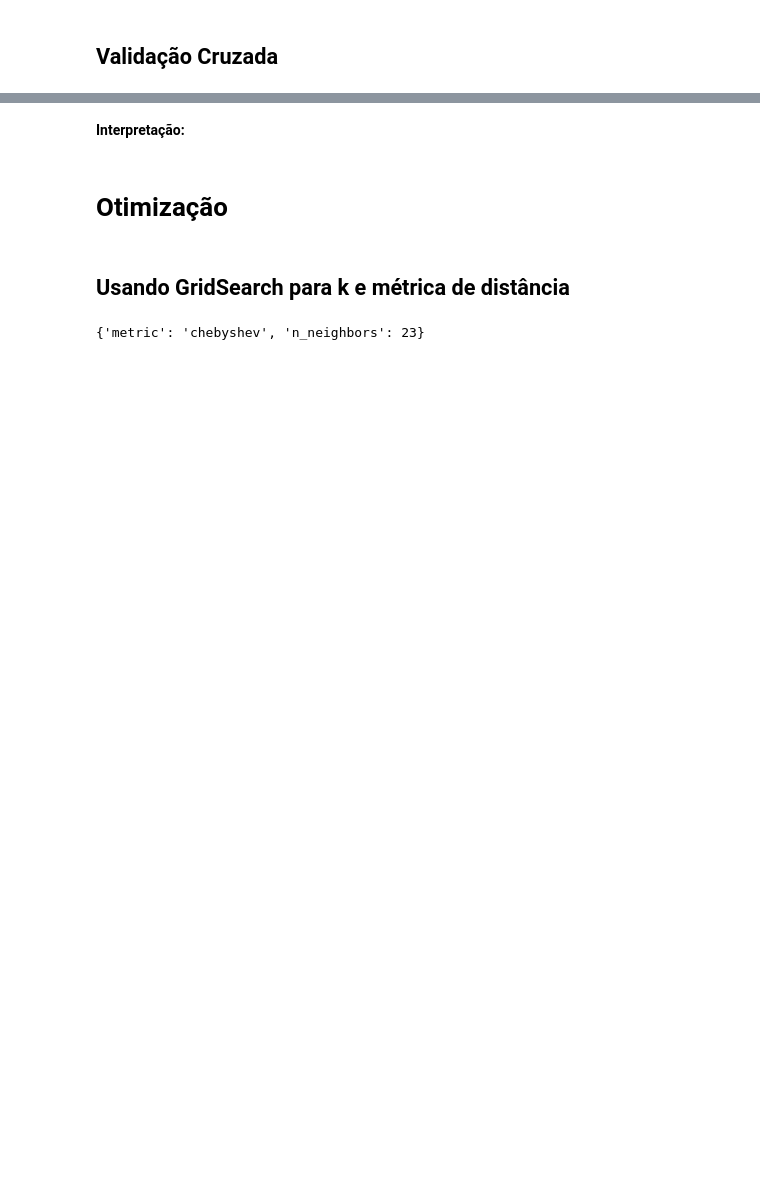
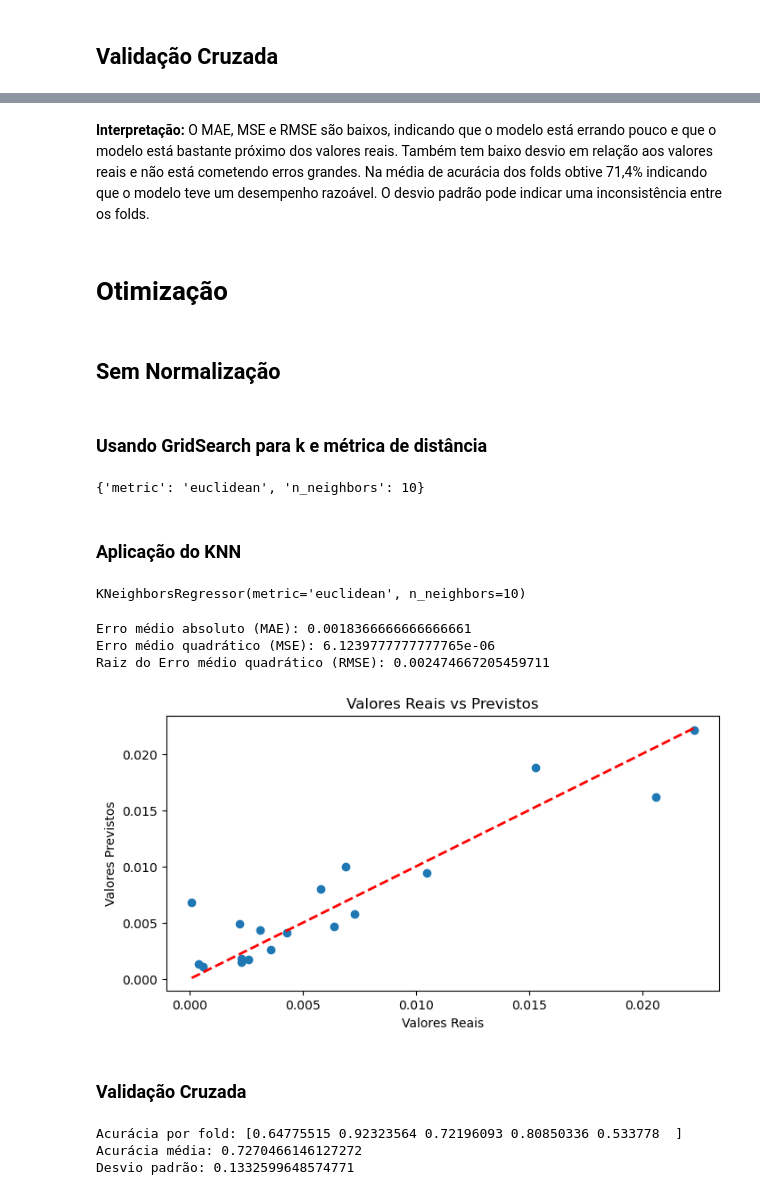
Before and after one commit to lusgaoliveira/restic-desafio-knn-regressao, a Jupyter notebook: knn.ipynb, the cells around one changed output, grey strips where cells are left out. Cells and saved outputs as stored; diff of their text form; code cells hidden in the pictures; blank space fills up the shorter version.

```diff
--- a/knn.ipynb
+++ b/knn.ipynb
@@ -467,29 +470,77 @@ Desvio padrão: 0.16638850276323247
 # %% [markdown]
-**Interpretação:**
+**Interpretação:** O MAE, MSE e RMSE são baixos, indicando que o modelo está errando pouco e que o modelo está bastante próximo dos valores reais. Também tem baixo desvio em relação aos valores reais e não está cometendo erros grandes. Na média de acurácia dos folds obtive 71,4% indicando que o modelo teve um desempenho razoável. O desvio padrão pode indicar uma inconsistência entre os folds.
 # %% [markdown]
 # Otimização
+# %% [markdown]
+## Sem Normalização
 # %% [markdown]
-## Usando GridSearch para k e métrica de distância
+### Usando GridSearch para k e métrica de distância
 # %%
 from sklearn.model_selection import GridSearchCV
-import pandas as pd
 
 # Aqui eu defini o modelo e os parametros de busca(intervalo)
 clf = KNeighborsRegressor()
 k_list = list(range(1, 25))
-parameters = {'n_neighbors':k_list,'metric':['euclidean','chebyshev']}
+parameters = {'n_neighbors':k_list,'metric':['euclidean', 'minkowski', 'manhattan','chebyshev']}
 
-# Aqui eu configurei o GridSearchCV usando o regressos, passando o range de vizinhos, numero de folds e passando a métrica de avaliação
+# Aqui eu configurei o GridSearchCV usando o regressor, passando o range de vizinhos, numero de folds e passando a métrica de avaliação
 # Passei neg_maen_absolute_error porque o GridSearchCV é uma função que busca a otimizaçao, então nao coloquei o mae que é melhor quanndo seu valor é menor
 # Mas sim a negação da métrica porque busco otimização, ou seja, quanto mais negativo o valor, melhor, porque indica um erro menor.
 grid = GridSearchCV(clf,parameters,cv=5,scoring='neg_mean_absolute_error')
 grid.fit(X,y)
 
-# Mostrando os resultados
+# Aqui eu mostro os resultados
 scores = pd.DataFrame(grid.cv_results_)
 scores.head()
 
-
 grid.best_params_
 # %% [output]
-{'metric': 'chebyshev', 'n_neighbors': 23}
+{'metric': 'euclidean', 'n_neighbors': 10}
+# %% [markdown]
+### Aplicação do KNN
+# %%
+model = KNeighborsRegressor(metric = 'euclidean', n_neighbors = 10)
+model.fit(X_train, y_train)
+# %% [output]
+KNeighborsRegressor(metric='euclidean', n_neighbors=10)
+# %%
+y_pred = model.predict(X_test)
+
+mae = mean_absolute_error(y_test, y_pred)
+mse = mean_squared_error(y_test, y_pred)
+rmse = np.sqrt(mse)
+
+# Aqui exibi as métricas
+print(f'Erro médio absoluto (MAE): {mae}')
+print(f'Erro médio quadrático (MSE): {mse}')
+print(f'Raiz do Erro médio quadrático (RMSE): {rmse}')
+
+#Visualiznado os reais x previstos
+plt.figure(figsize=(8,4))
+plt.scatter(y_test, y_pred)
+
+min_value = min(min(y_test), min(y_pred))
+max_value = max(max(y_test), max(y_pred))
+plt.plot([min_value, max_value], [min_value, max_value], color='red', linestyle = '--', lw=2)
+plt.title('Valores Reais vs Previstos')
+plt.xlabel('Valores Reais')
+plt.ylabel('Valores Previstos')
+plt.show()
+# %% [output]
+Erro médio absoluto (MAE): 0.0018366666666666661
+Erro médio quadrático (MSE): 6.1239777777777765e-06
+Raiz do Erro médio quadrático (RMSE): 0.002474667205459711
+[figure, added]
+# %% [markdown]
+### Validação Cruzada
+# %%
+scores_with_grid = cross_val_score(model, X, y, cv=5)
+
+# Exibir as métricas de avaliação
+print("Acurácia por fold:", scores_with_grid)
+print("Acurácia média:", np.mean(scores_with_grid))
+print("Desvio padrão:", np.std(scores_with_grid))
+# %% [output]
+Acurácia por fold: [0.64775515 0.92323564 0.72196093 0.80850336 0.533778  ]
+Acurácia média: 0.7270466146127272
+Desvio padrão: 0.1332599648574771
```
Also changed, not shown: parts of 24 cells of this notebook.
